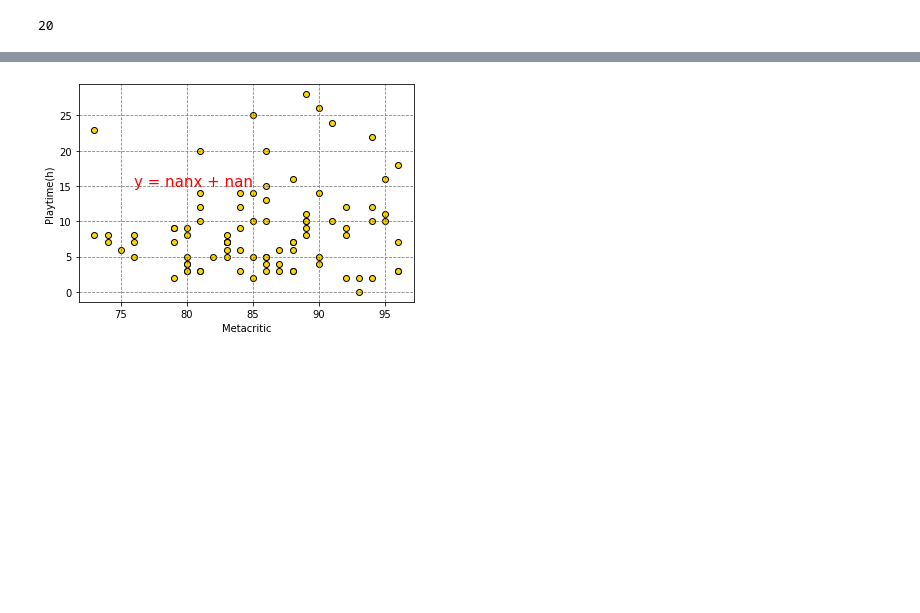
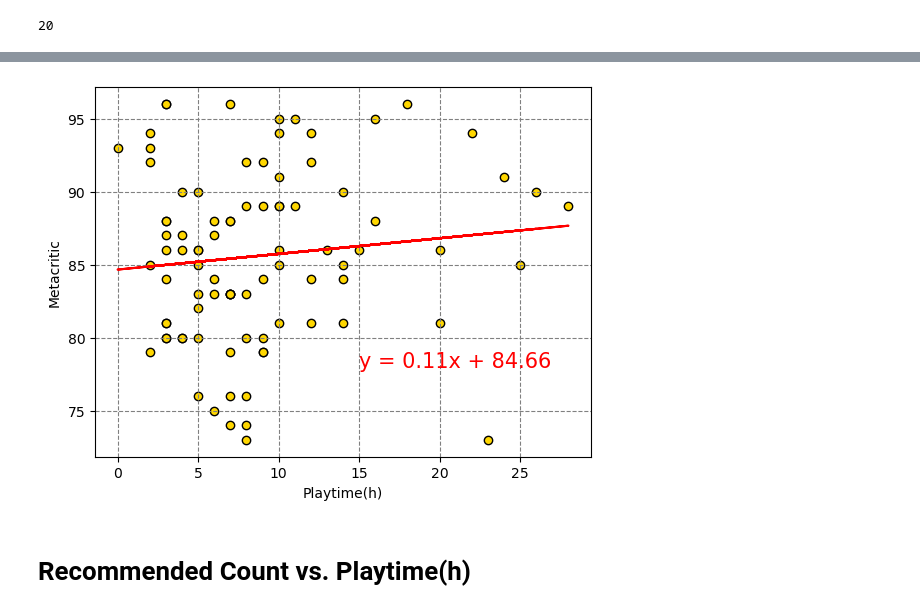
Before and after one commit to candidamg/Project_1, a Jupyter notebook: project.ipynb, the cells around one changed output, grey strips where cells are left out. Drawn from its saved outputs; the diff is of its cells as text; code cells hidden in the pictures; blank space fills up the shorter version.

```diff
--- a/project.ipynb
+++ b/project.ipynb
@@ -276,0 +267,12 @@ videogames_df10.head()
+# %%
+# Filtered dataFrame where playtime is less or equals to 30 hours
+playtime_df = videogames_df[videogames_df['Playtime(h)'] <= 30]
+
+# Reset index to 0
+playtime_df = playtime_df.reset_index()
+
+# Removed 'index' column
+playtime_df = playtime_df[['Videogame', 'Release Date', 'Recommendation Level', 'Reco. Count', 'Metacritic', 'Playtime(h)', 'Users Added', 'Users Own', 'Genres', 'Latest Update']]
+
+# Display sample data
+playtime_df.head()
@@ -276,0 +295,6 @@ videogames_df10.head()
+# %%
+# Drop NaN values in dataframe
+playtime_df.dropna(inplace=True)
+
+# Check again for possible NA values
+print(playtime_df.isnull().sum().sum())
@@ -277,17 +306,19 @@ videogames_df10.head()
 # %%
-x_values = videogames_df10['Metacritic']
-y_values = videogames_df10['Playtime(h)']
+x_values = playtime_df['Playtime(h)']
+y_values = playtime_df['Metacritic']
 (slope, intercept, rvalue, pvalue, stderr) = linregress(x_values, y_values)
 regress_values = x_values * slope + intercept
 line_eq = "y = " + str(round(slope,2)) + "x + " + str(round(intercept,2))
 plt.scatter(x_values,y_values, color="gold", edgecolors = "black")
 plt.plot(x_values,regress_values,"r-")
-plt.annotate(line_eq,(76,15),fontsize=15,color="red")
+plt.annotate(line_eq,(15, 78),fontsize=15,color="red")
 plt.grid(color="grey", linestyle="--")
-plt.xlabel('Metacritic')
-plt.ylabel('Playtime(h)')
+plt.xlabel('Playtime(h)')
+plt.ylabel('Metacritic')
 plt.show()
 # %% [output]
-[figure, old version]
+[figure, new version]
+# %% [markdown]
+# Recommended Count vs. Playtime(h)
 # %%
 ## RECOMMENDED COUNT VS PLAYTIME(h)
```
Also changed, not shown: parts of 17 cells of this notebook.
